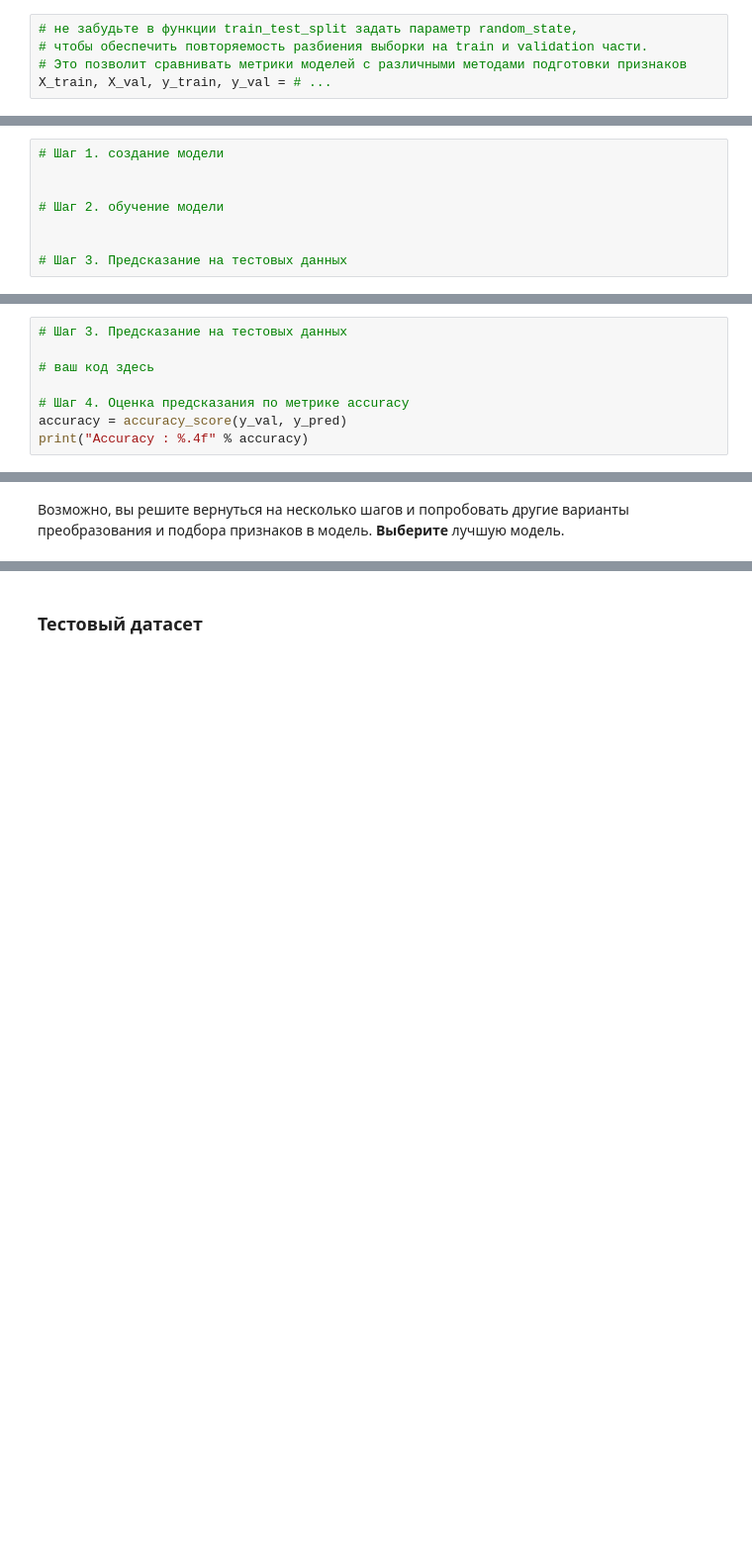
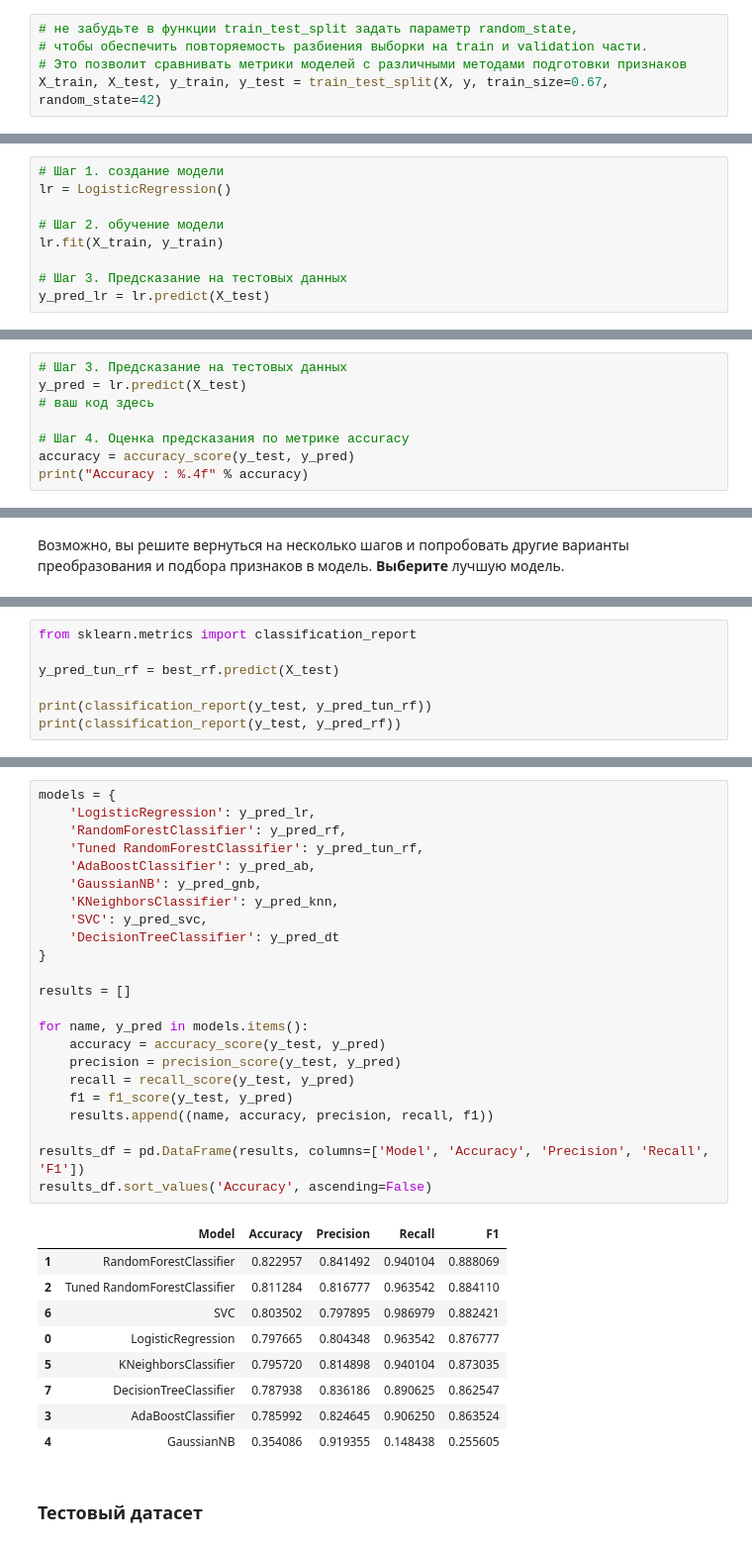
Before and after one commit to rodya-basmanov/DLS_course, a Jupyter notebook: week_01_ml_intro/Homework/hw_1_game_of_thrones.ipynb, the cells around one changed output, grey strips where cells are left out. Shown at 99% size. Drawn from its saved outputs; the diff is of its cells as text; blank space fills up the shorter version.

```diff
--- a/week_01_ml_intro/Homework/hw_1_game_of_thrones.ipynb
+++ b/week_01_ml_intro/Homework/hw_1_game_of_thrones.ipynb
@@ -624,7 +644,7 @@ from sklearn.model_selection import train_test_split
 # не забудьте в функции train_test_split задать параметр random_state,
 # чтобы обеспечить повторяемость разбиения выборки на train и validation части.
 # Это позволит сравнивать метрики моделей с различными методами подготовки признаков
-X_train, X_val, y_train, y_val = # ...
+X_train, X_test, y_train, y_test = train_test_split(X, y, train_size=0.67, random_state=42)
 # %% [markdown]
 ## Часть 2. Обучение моделей
 # %% [markdown]
@@ -654,9 +682,10 @@ from sklearn.linear_model import LogisticRegression
 В качестве примера, обучим модель `LogisticRegression` и сделаем на ней предсказания на тестовой выборке.
 # %%
 # Шаг 1. создание модели
-
+lr = LogisticRegression()
 
 # Шаг 2. обучение модели
-
+lr.fit(X_train, y_train)
 
 # Шаг 3. Предсказание на тестовых данных
+y_pred_lr = lr.predict(X_test)
@@ -678,9 +743,9 @@ from sklearn.metrics import accuracy_score
 В качестве примера, посчитаем метрику accuracy для модели `LogisticRegression`
 # %%
 # Шаг 3. Предсказание на тестовых данных
-
+y_pred = lr.predict(X_test)
 # ваш код здесь
 
 # Шаг 4. Оценка предсказания по метрике accuracy
-accuracy = accuracy_score(y_val, y_pred)
+accuracy = accuracy_score(y_test, y_pred)
 print("Accuracy : %.4f" % accuracy)
@@ -688,0 +774,7 @@ print("Accuracy : %.4f" % accuracy)
+# %%
+from sklearn.metrics import classification_report
+
+y_pred_tun_rf = best_rf.predict(X_test)
+
+print(classification_report(y_test, y_pred_tun_rf))
+print(classification_report(y_test, y_pred_rf))
@@ -689,3 +799,36 @@ print("Accuracy : %.4f" % accuracy)
+# %%
+models = {
+    'LogisticRegression': y_pred_lr,
+    'RandomForestClassifier': y_pred_rf,
+    'Tuned RandomForestClassifier': y_pred_tun_rf,
+    'AdaBoostClassifier': y_pred_ab,
+    'GaussianNB': y_pred_gnb,
+    'KNeighborsClassifier': y_pred_knn,
+    'SVC': y_pred_svc,
+    'DecisionTreeClassifier': y_pred_dt
+}
+
+results = []
+
+for name, y_pred in models.items():
+    accuracy = accuracy_score(y_test, y_pred)
+    precision = precision_score(y_test, y_pred)
+    recall = recall_score(y_test, y_pred)
+    f1 = f1_score(y_test, y_pred)
+    results.append((name, accuracy, precision, recall, f1))
+
+results_df = pd.DataFrame(results, columns=['Model', 'Accuracy', 'Precision', 'Recall', 'F1'])
+results_df.sort_values('Accuracy', ascending=False)
+# %% [output]
+|  | Model | Accuracy | Precision | Recall | F1 |
+| 1 | RandomForestClassifier | 0.822957 | 0.841492 | 0.940104 | 0.888069 |
+| 2 | Tuned RandomForestClassifier | 0.811284 | 0.816777 | 0.963542 | 0.884110 |
+| 6 | SVC | 0.803502 | 0.797895 | 0.986979 | 0.882421 |
+| 0 | LogisticRegression | 0.797665 | 0.804348 | 0.963542 | 0.876777 |
+| 5 | KNeighborsClassifier | 0.795720 | 0.814898 | 0.940104 | 0.873035 |
+| 7 | DecisionTreeClassifier | 0.787938 | 0.836186 | 0.890625 | 0.862547 |
+| 3 | AdaBoostClassifier | 0.785992 | 0.824645 | 0.906250 | 0.863524 |
+| 4 | GaussianNB | 0.354086 | 0.919355 | 0.148438 | 0.255605 |
 # %% [markdown]
 ### Тестовый датасет
 # %% [markdown]
```
Also changed, not shown: parts of 19 cells of this notebook.
